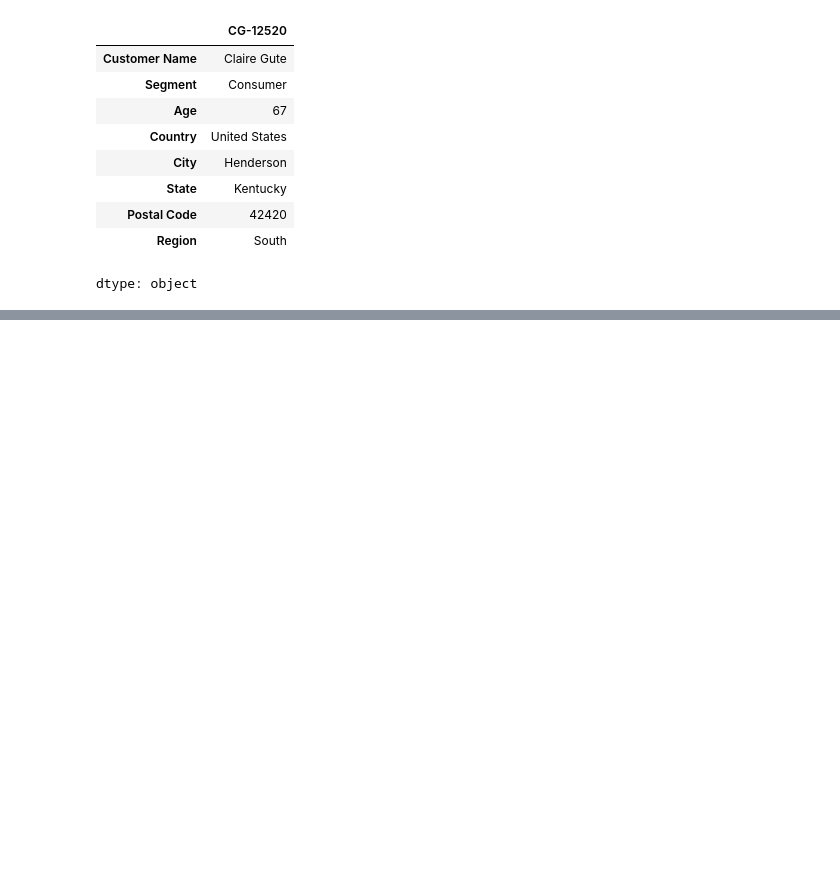
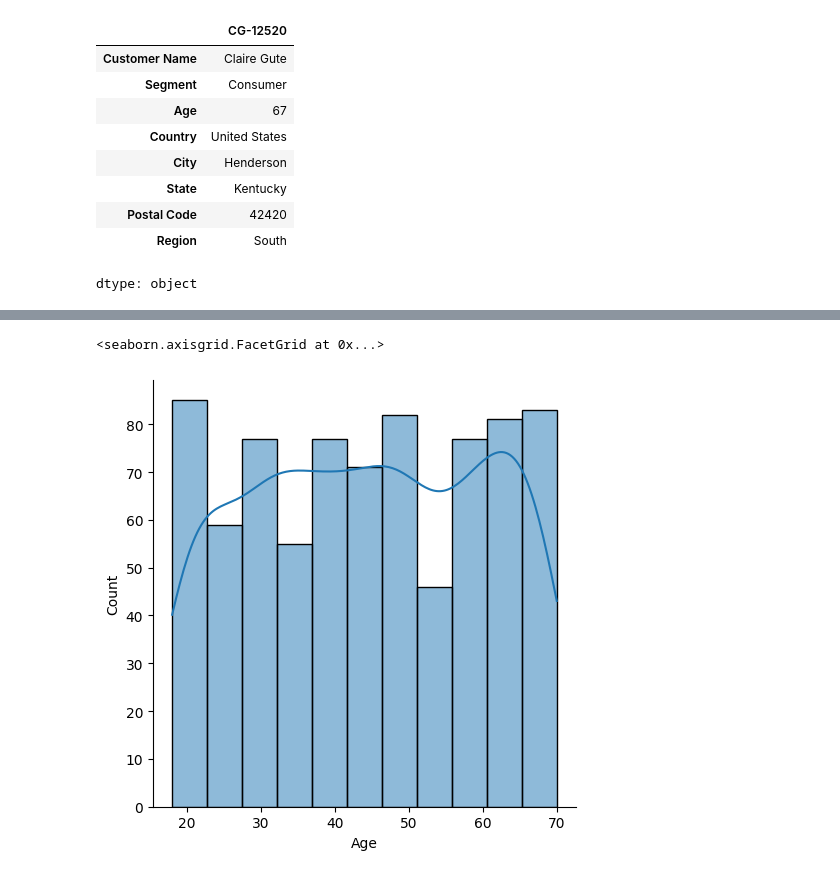
Before and after one commit to samyak2475/ML-UDEMY, a Jupyter notebook: 2.ipynb, the cells around one changed output, grey strips where cells are left out. Saved outputs shown, nothing was run; the diff lists cells and outputs as text; code cells hidden in the pictures; blank space fills up the shorter version.

```diff
--- a/2.ipynb
+++ b/2.ipynb
@@ -216,0 +228,5 @@ df1.iloc[0:5:2]
+# %%
+sns.displot(df.Age, kde = True) #kde - kernel density estimation
+# %% [output]
+<seaborn.axisgrid.FacetGrid at 0x...>
+[figure, added]
```
Also changed, not shown: parts of 12 cells of this notebook.
